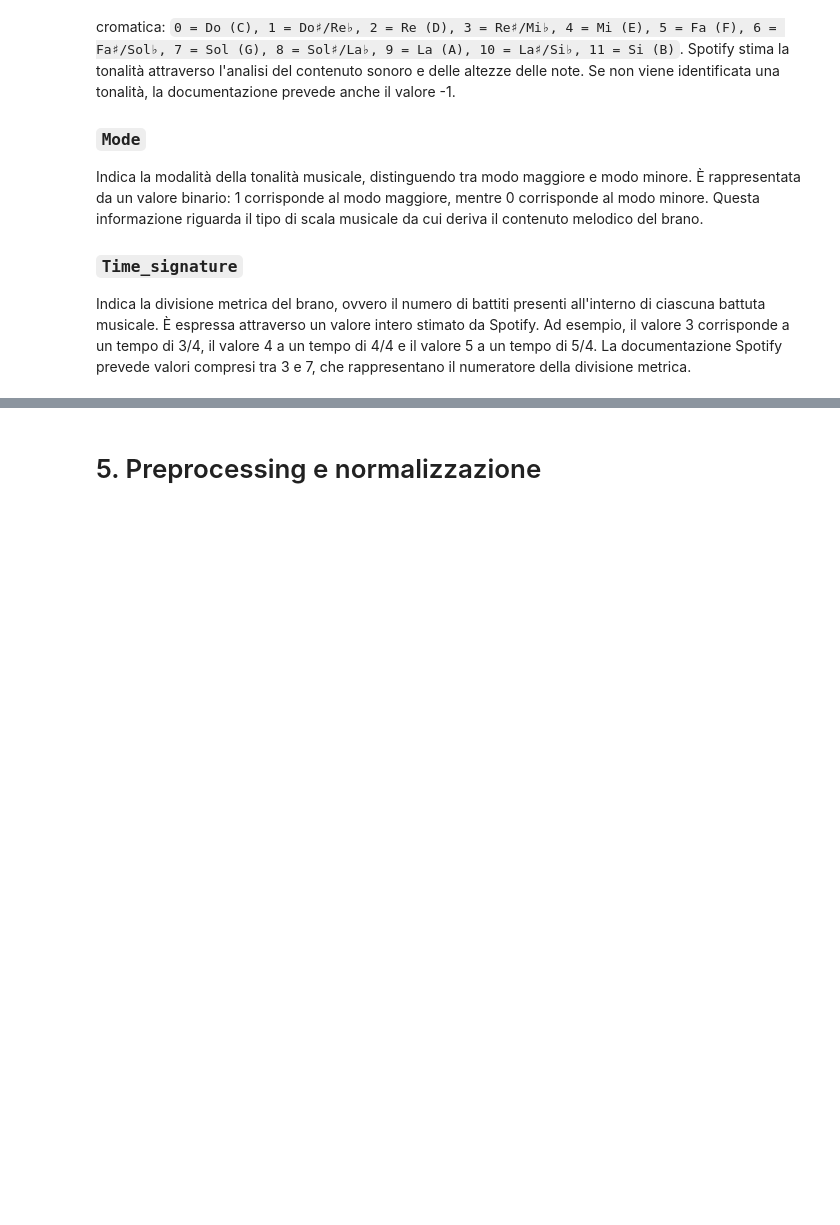
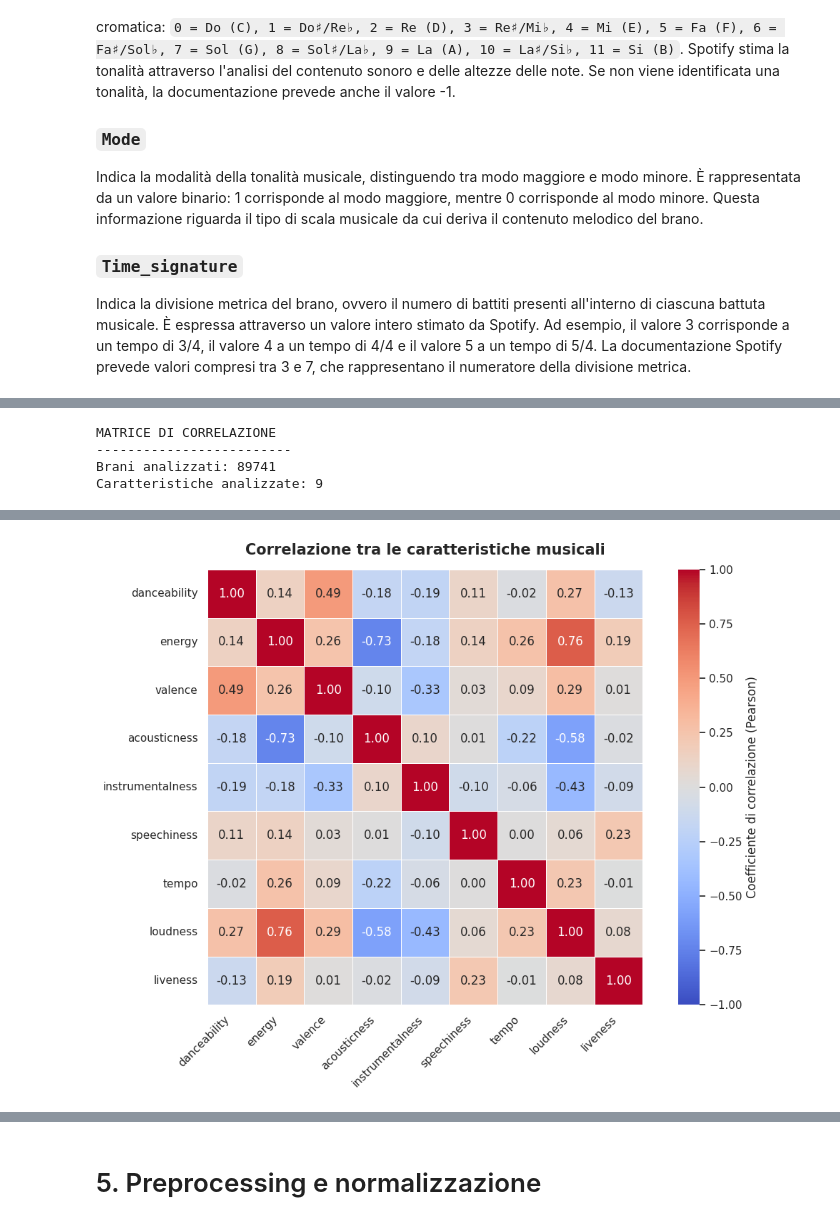
Before and after one commit to lucchal0/Principi-e-modelli-della-percezione, a Jupyter notebook: sound_of_data_notebook.ipynb, the cells around one changed output, grey strips where cells are left out. Drawn from its saved outputs; the diff is of its cells as text; code cells hidden in the pictures; blank space fills up the shorter version.

```diff
--- a/sound_of_data_notebook.ipynb
+++ b/sound_of_data_notebook.ipynb
@@ -169,0 +669,63 @@ Indica la divisione metrica del brano, ovvero il numero di battiti presenti all'
+# %%
+# 1. SELEZIONE DELLE CARATTERISTICHE AUDIO
+
+# Utilizzo dei brani distinti già selezionati
+X_corr = df_tracks[features].copy()
+
+# Conversione dei valori in formato numerico
+X_corr = X_corr.apply(pd.to_numeric, errors='coerce')
+
+# Gestione dei valori mancanti e infiniti
+X_corr = X_corr.replace([np.inf, -np.inf], np.nan)
+X_corr = X_corr.dropna()
+
+
+# 2. CALCOLO DELLA MATRICE DI CORRELAZIONE
+
+correlation_matrix = X_corr.corr(method='pearson')
+
+print("MATRICE DI CORRELAZIONE")
+print("-------------------------")
+print("Brani analizzati:", len(X_corr))
+print("Caratteristiche analizzate:", len(features))
+
+display(correlation_matrix)
+
+
+# 3. GENERAZIONE DELLA CORRELATION HEATMAP
+
+plt.figure(figsize=(11, 8))
+
+sns.heatmap(
+    correlation_matrix,
+    annot=True,
+    fmt='.2f',
+    cmap='coolwarm',
+    vmin=-1,
+    vmax=1,
+    center=0,
+    square=True,
+    linewidths=0.5,
+    linecolor='white',
+    cbar_kws={
+        'label': 'Coefficiente di correlazione (Pearson)'
+    }
+)
+
+plt.title(
+    'Correlazione tra le caratteristiche musicali',
+    fontsize=15,
+    fontweight='bold',
+    pad=15
+)
+
+plt.xticks(rotation=45, ha='right')
+plt.yticks(rotation=0)
+
+plt.tight_layout()
+plt.show()
+# %% [output]
+MATRICE DI CORRELAZIONE
+-------------------------
+Brani analizzati: 89741
+Caratteristiche analizzate: 9
@@ -169,0 +742 @@ Indica la divisione metrica del brano, ovvero il numero di battiti presenti all'
+[figure, added]
```
Also changed, not shown: parts of 21 cells of this notebook, 1 other file.
